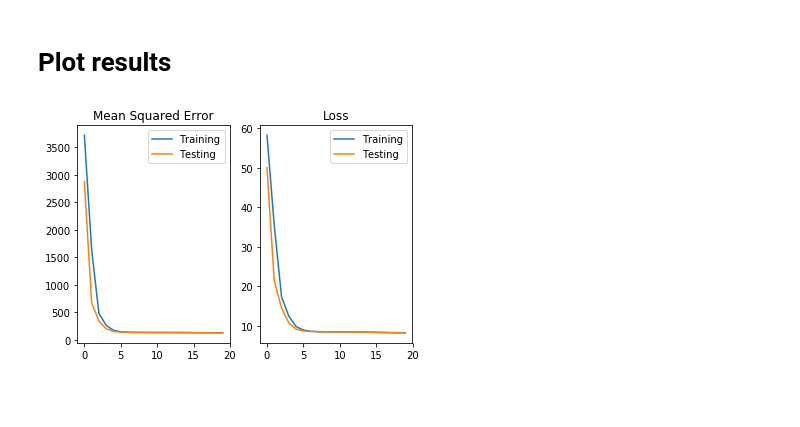
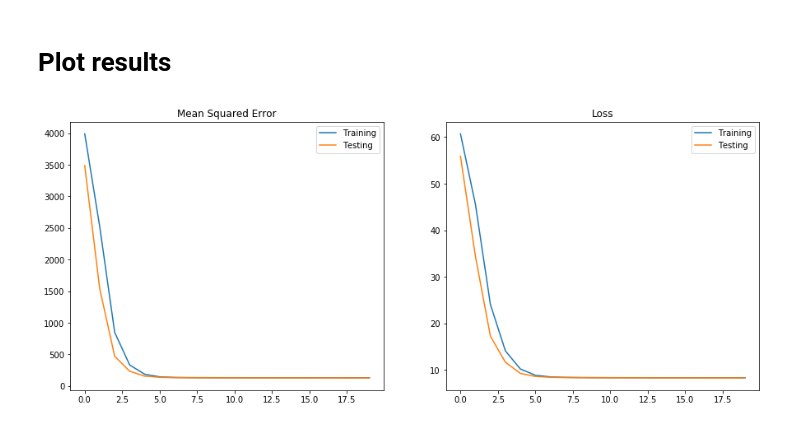
Before and after one commit to jcberntsson/networks, a Jupyter notebook: fifa.ipynb, the cells around one changed output. Cells and saved outputs as stored; diff of their text form; code cells hidden in the pictures; blank space fills up the shorter version.

Commit message:
Update fifa model

```diff
--- a/fifa.ipynb
+++ b/fifa.ipynb
@@ -81,11 +84,16 @@ def compute_loss(targets, logits):
     loss_value = tf.reduce_mean(losses)
     return loss_value
 # %%
+EPOCHS = 20
+LEARNING_RATE = 0.001
+BATCH_SIZE = 64
+TRAIN_FRACTION = 0.8
+
 # Create data split
 train_data, test_data = loader.get_data_split(TRAIN_FRACTION, target_name='Agility')
 
 # Create model and optimizer
-model = FeedForwardNetwork(units=[16, 16], use_sigmoid=False)
+model = FeedForwardNetwork(units=[32, 32], use_sigmoid=False)
 optimizer = tf.train.RMSPropOptimizer(learning_rate=LEARNING_RATE)
 
 # Train
@@ -115,15 +146,15 @@ Epoch 20 - Train[Loss=8.283, Metric=129.571], Test[Loss=8.235, Metric=126.995]
 # %% [markdown]
 # Plot results
 # %%
-_, (ax1, ax2) = plt.subplots(nrows=1, ncols=2)
+_, (ax1, ax2) = plt.subplots(figsize=(15, 6), nrows=1, ncols=2)
 ax1.plot(train_accs)
 ax1.plot(test_accs)
 ax1.set_title("Mean Squared Error")
 ax1.legend(['Training', 'Testing'])
 ax2.plot(train_losses)
 ax2.plot(test_losses)
 ax2.set_title("Loss")
 ax2.legend(['Training', 'Testing'])
 plt.show()
 # %% [output]
-[figure, old version]
+[figure, new version]
```
Also changed, not shown: parts of 3 cells of this notebook.
